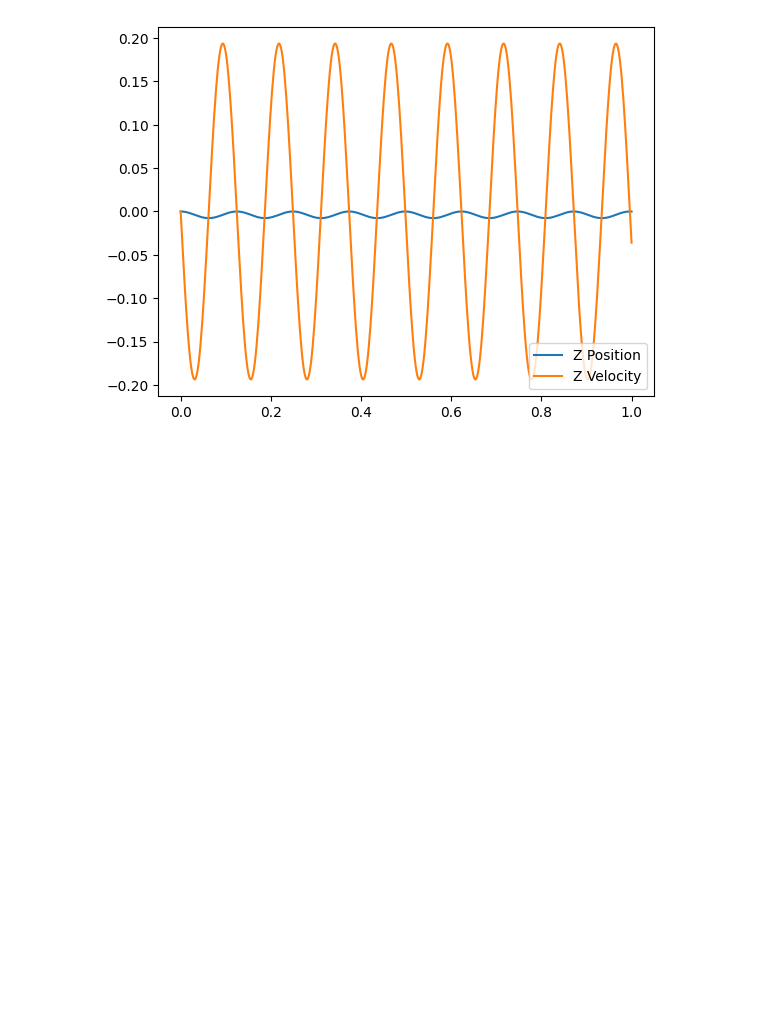
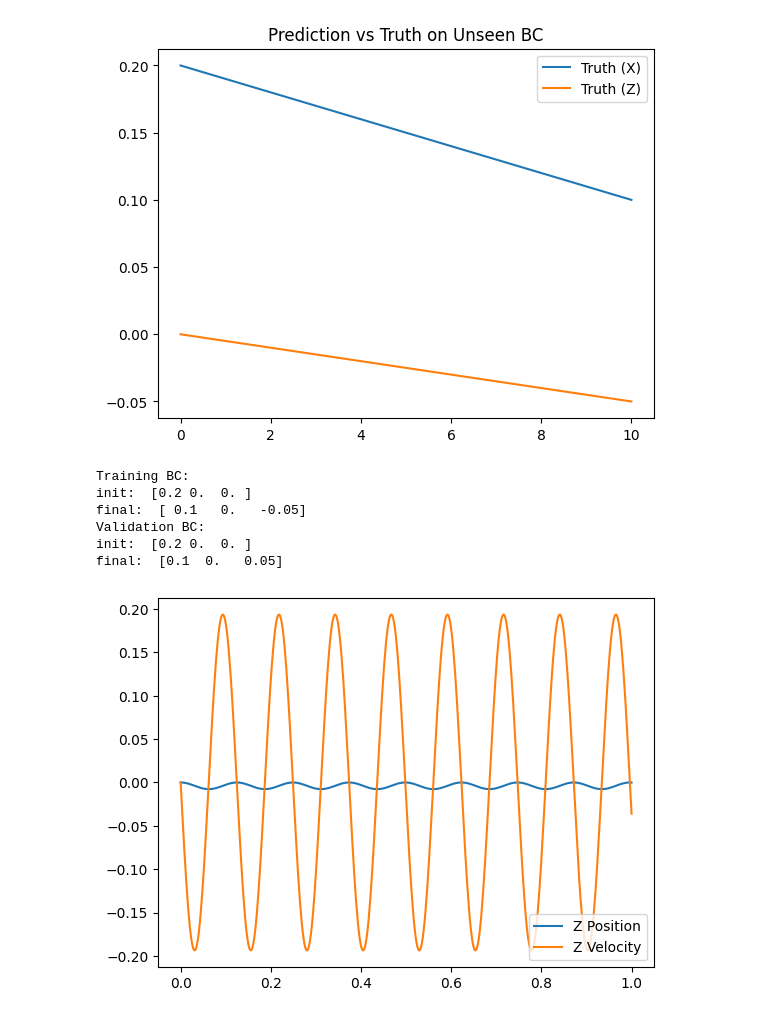
Before and after one commit to ryanchaiyakul/dismech-jax, a Jupyter notebook: examples/slinky/3d_slinky.ipynb, the cells around one changed output. Saved outputs shown, nothing was run; the diff lists cells and outputs as text; code cells hidden in the pictures; blank space fills up the shorter version.

```diff
--- a/examples/slinky/3d_slinky.ipynb
+++ b/examples/slinky/3d_slinky.ipynb
@@ -89,3 +114,29 @@ plt.show()
+# %%
+# moved end node in training
+train =  TestCase.from_npz("train.npz")
+plt.plot(train.qs[:, 8], label="Truth (X)")
+# plt.plot(valid.qs[:, 9], label="Truth (Y)")
+plt.plot(train.qs[:, 10], label="Truth (Z)")
+plt.legend()
+plt.title("Prediction vs Truth on Unseen BC")
+plt.show()
+# %% [output]
+[figure, added]
+# %%
+print("Training BC:")
+print("init: ", train.qs[0, 8:11])
+print("final: ", train.qs[-1, 8:11])
+
+print("Validation BC:")
+print("init: ", valid.qs[0, 8:11])
+print("final: ", valid.qs[-1, 8:11])
+# %% [output]
+Training BC:
+init:  [0.2 0.  0. ]
+final:  [ 0.1   0.   -0.05]
+Validation BC:
+init:  [0.2 0.  0. ]
+final:  [0.1  0.   0.05]
 # %%
 class DER2D(eqx.Module):
     # DER2D for smaller K
```
Also changed, not shown: parts of 3 cells of this notebook, 11 other files.
